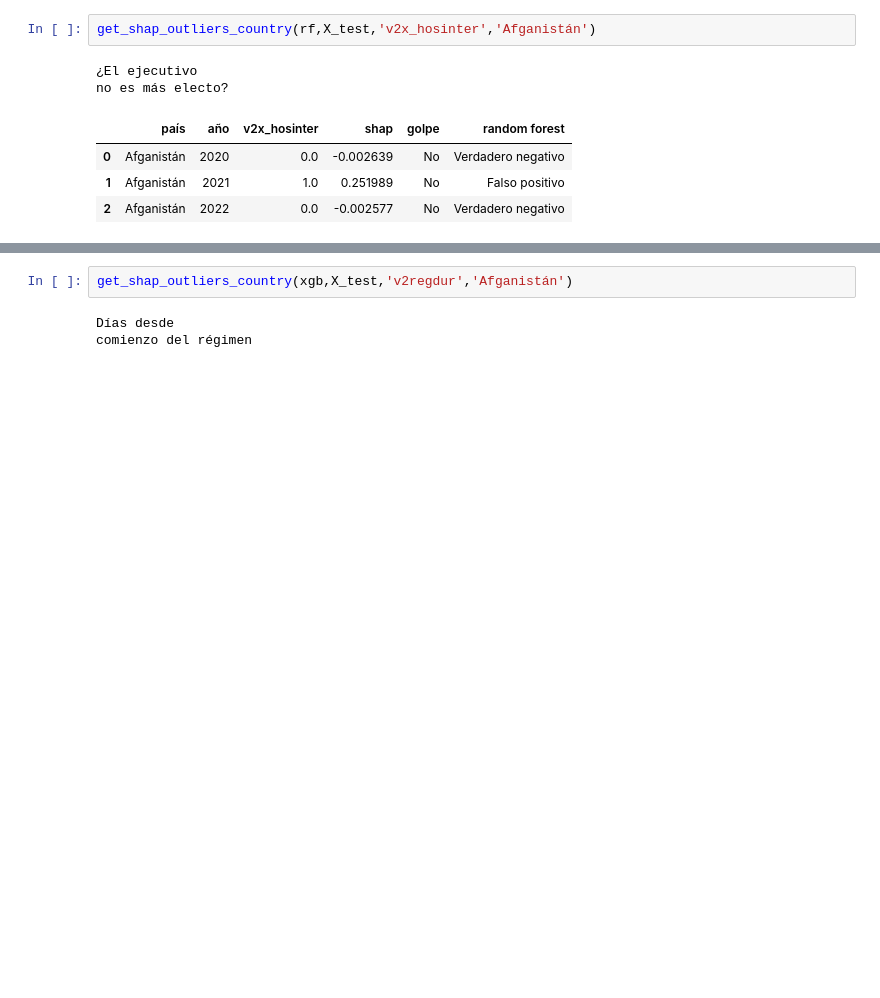
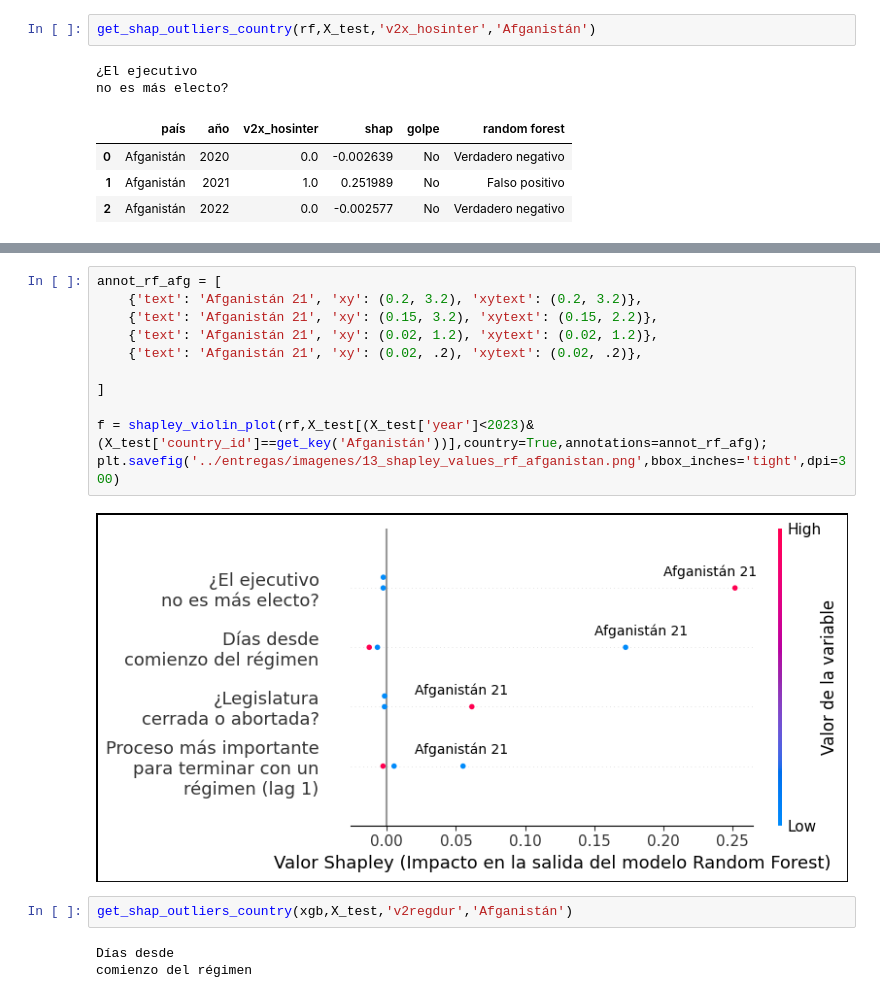
Before and after one commit to josesg998/esp_data_mining, a Jupyter notebook: corrida_final/analisis_final.ipynb, the cells around one changed output, grey strips where cells are left out. Cells and saved outputs as stored; diff of their text form; blank space fills up the shorter version.

```diff
--- a/corrida_final/analisis_final.ipynb
+++ b/corrida_final/analisis_final.ipynb
@@ -679,3 +735,16 @@ plt.savefig('../entregas/imagenes/14_shapley_values_xgb_afganistan.png',bbox_inc
+# %%
+annot_rf_afg = [
+    {'text': 'Afganistán 21', 'xy': (0.2, 3.2), 'xytext': (0.2, 3.2)},
+    {'text': 'Afganistán 21', 'xy': (0.15, 3.2), 'xytext': (0.15, 2.2)},
+    {'text': 'Afganistán 21', 'xy': (0.02, 1.2), 'xytext': (0.02, 1.2)},
+    {'text': 'Afganistán 21', 'xy': (0.02, .2), 'xytext': (0.02, .2)},
+
+]
+
+f = shapley_violin_plot(rf,X_test[(X_test['year']<2023)&(X_test['country_id']==get_key('Afganistán'))],country=True,annotations=annot_rf_afg);
+plt.savefig('../entregas/imagenes/13_shapley_values_rf_afganistan.png',bbox_inches='tight',dpi=300)
+# %% [output]
+[figure, added]
 # %%
 get_shap_outliers_country(xgb,X_test,'v2regdur','Afganistán')
 # %% [output]
```
Also changed, not shown: parts of 32 cells of this notebook, 14 other files.
